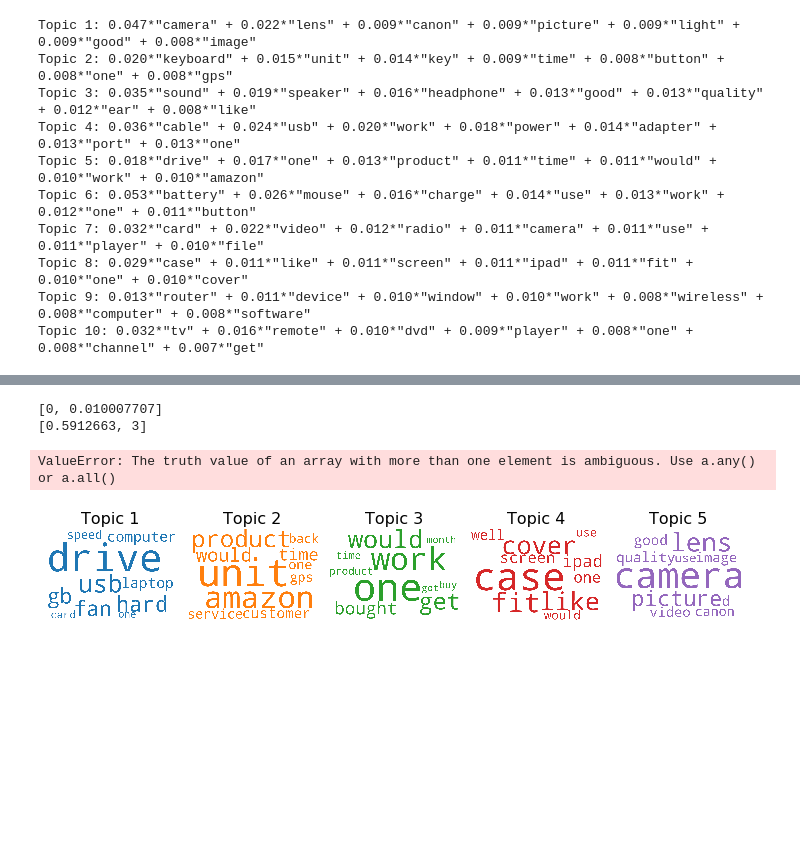
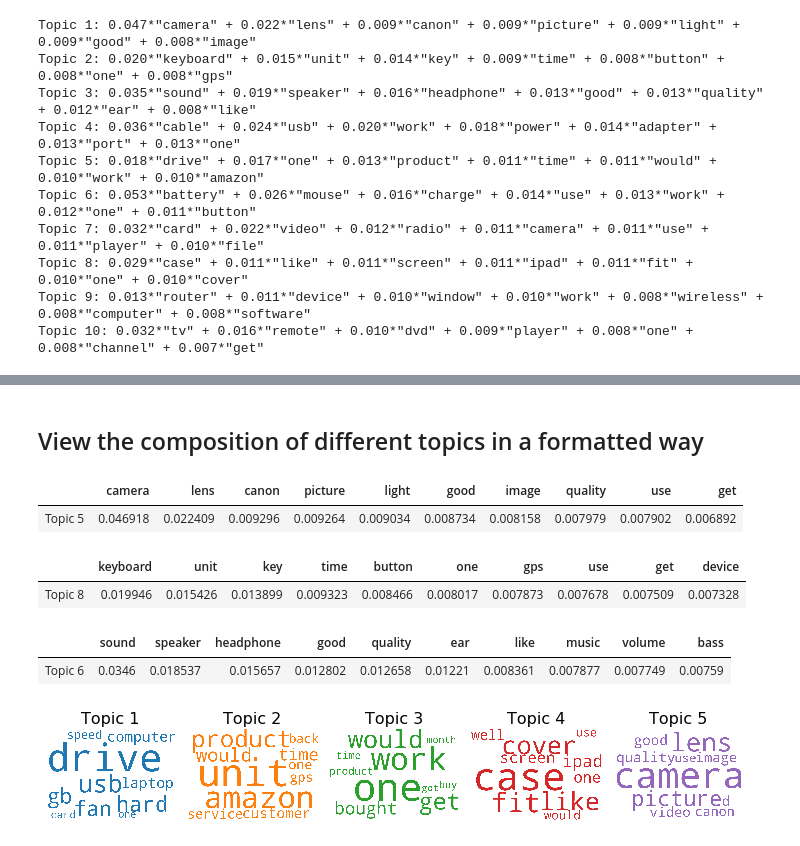
Before and after one commit to krbarounis/Amazon_Reviews_NLP_Project, a Jupyter notebook: Unsupervised_models.ipynb, the cells around one changed output, grey strips where cells are left out. Saved outputs shown, nothing was run; the diff lists cells and outputs as text; code cells hidden in the pictures; blank space fills up the shorter version.

Commit message:
added gensim LDA models and visuals

```diff
--- a/Unsupervised_models.ipynb
+++ b/Unsupervised_models.ipynb
@@ -236,8 +198,0 @@ KeyboardInterrupt:
-# %%
-for i, row in enumerate(gensim_LDA[corpus][:2]):
-    for topic in row:
-        topic = print(sorted(topic[0]))
-        break
-# %% [output]
-[0, 0.010007707]
-[0.5912663, 3]
@@ -268,13 +199,31 @@ def format_topics_sentences(model, corpus, text):
-# %%
-df_topic_sents_keywords = format_topics_sentences(gensim_LDA, corpus, tokened_reviews)
-# Format
-df_dominant_topic = df_topic_sents_keywords.reset_index()
-df_dominant_topic.columns = ['Document_No', 'Dominant_Topic', 'Topic_Perc_Contrib', 'Keywords', 'Text']
-
-# Show
-df_dominant_topic.head(10)
-# %% [output]
-ValueError: The truth value of an array with more than one element is ambiguous. Use a.any() or a.all()
+# %% [markdown]
+## View the composition of different topics in a formatted way
+# %%
+list_of_topics = gensim_LDA.show_topics(formatted=False)
+
+Topic_1 = list_of_topics[0][1]
+Topic_1_df = pd.DataFrame(Topic_1)
+Topic_1_df = Topic_1_df.set_index(0).T
+Topic_1_df.rename(index={1: 'Topic 1'})
+# %% [output]
+|  | camera | lens | canon | picture | light | good | image | quality | use | get |
+| Topic 5 | 0.046918 | 0.022409 | 0.009296 | 0.009264 | 0.009034 | 0.008734 | 0.008158 | 0.007979 | 0.007902 | 0.006892 |
+# %%
+Topic_2 = list_of_topics[1][1]
+Topic_2_df = pd.DataFrame(Topic_2)
+Topic_2_df = Topic_2_df.set_index(0).T
+Topic_2_df.rename(index={1: 'Topic 2'})
+# %% [output]
+|  | keyboard | unit | key | time | button | one | gps | use | get | device |
+| Topic 8 | 0.019946 | 0.015426 | 0.013899 | 0.009323 | 0.008466 | 0.008017 | 0.007873 | 0.007678 | 0.007509 | 0.007328 |
+# %%
+Topic_3 = list_of_topics[2][1]
+Topic_3_df = pd.DataFrame(Topic_3)
+Topic_3_df = Topic_3_df.set_index(0).T
+Topic_3_df.rename(index={1: 'Topic 3'})
+# %% [output]
+|  | sound | speaker | headphone | good | quality | ear | like | music | volume | bass |
+| Topic 6 | 0.0346 | 0.018537 | 0.015657 | 0.012802 | 0.012658 | 0.01221 | 0.008361 | 0.007877 | 0.007749 | 0.00759 |
 # %%
 def create_word_clouds(model, n=2, j=5, save=0, start=0, stop=None):
     """
```
Also changed, not shown: parts of 13 cells of this notebook.
